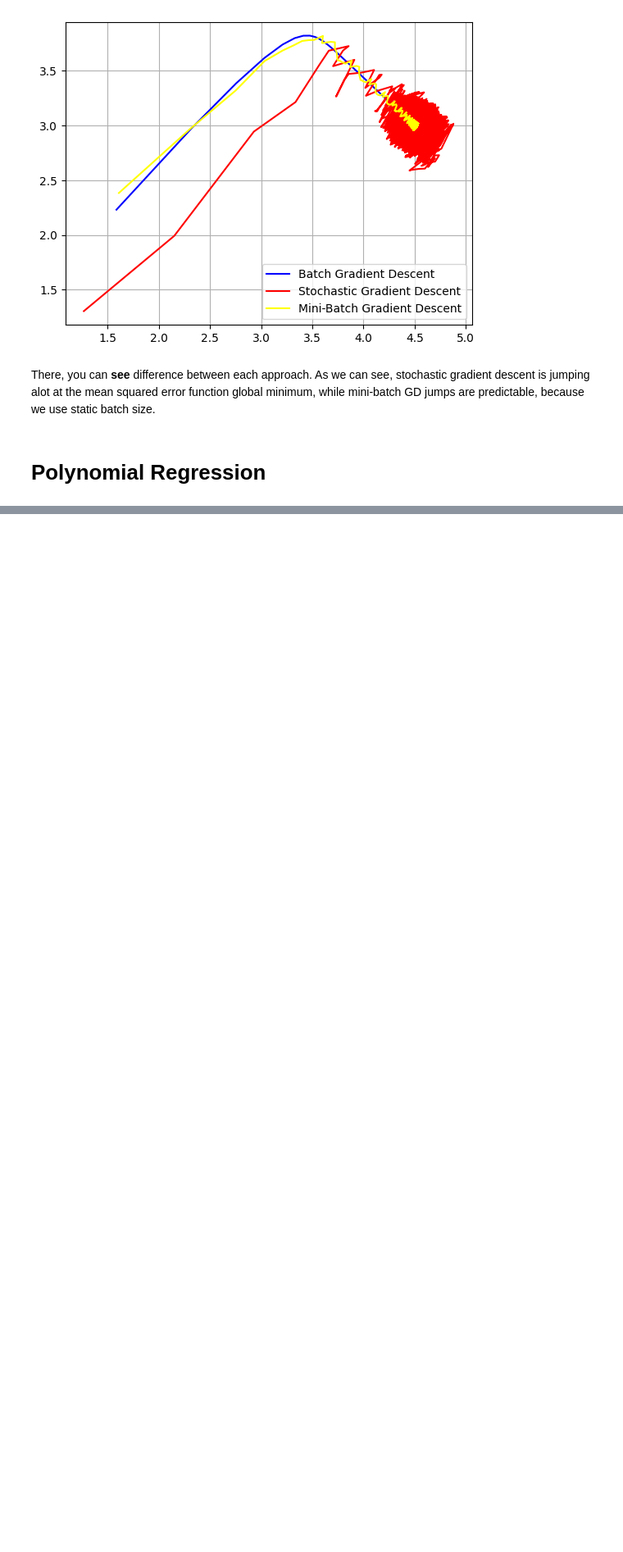
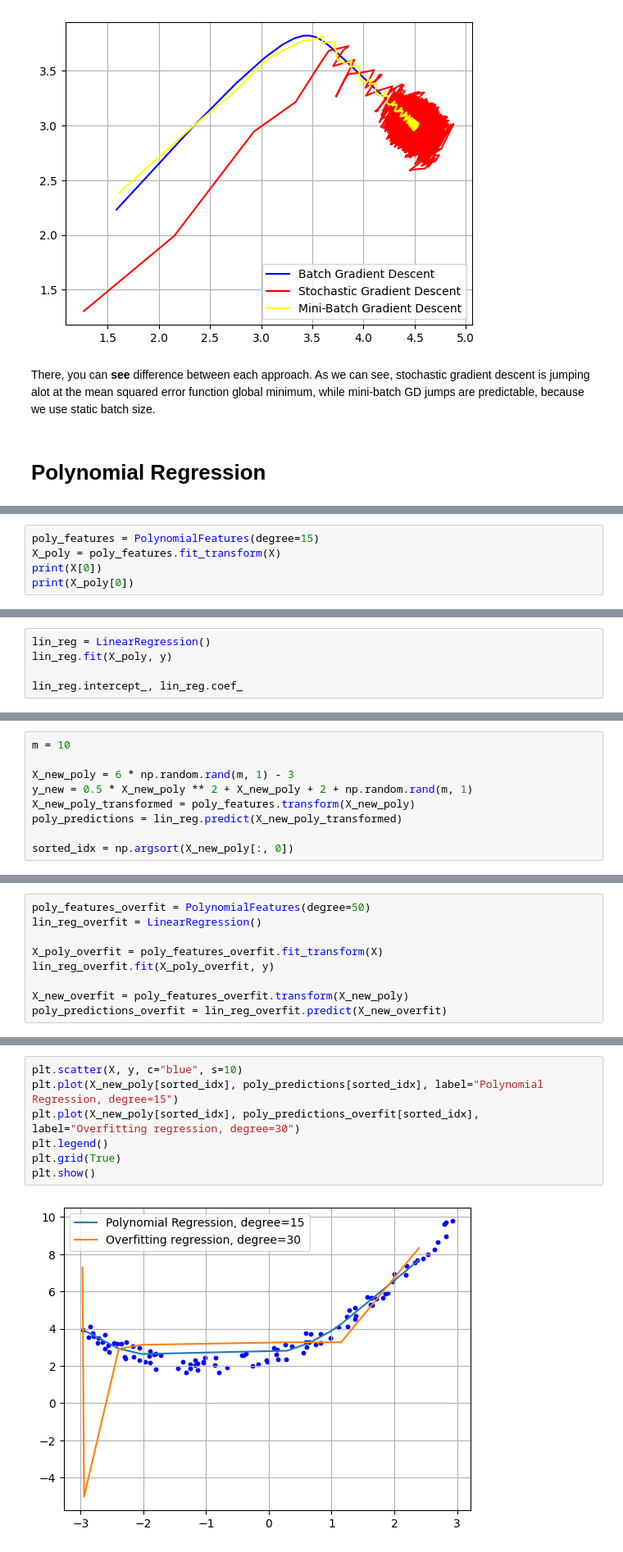
Before and after one commit to yeghor/Learning-Machine-Learning, a Jupyter notebook: jupyter_notes/Training-Models-3.ipynb, the cells around one changed output, grey strips where cells are left out. Shown at 82% size. Drawn from its saved outputs; the diff is of its cells as text; blank space fills up the shorter version.

```diff
--- a/jupyter_notes/Training-Models-3.ipynb
+++ b/jupyter_notes/Training-Models-3.ipynb
@@ -351,0 +372,5 @@ plt.show()
+# %%
+poly_features = PolynomialFeatures(degree=15)
+X_poly = poly_features.fit_transform(X)
+print(X[0])
+print(X_poly[0])
@@ -351,0 +385,5 @@ plt.show()
+# %%
+lin_reg = LinearRegression()
+lin_reg.fit(X_poly, y)
+
+lin_reg.intercept_, lin_reg.coef_
@@ -351,0 +400,9 @@ plt.show()
+# %%
+m = 10
+
+X_new_poly = 6 * np.random.rand(m, 1) - 3
+y_new = 0.5 * X_new_poly ** 2 + X_new_poly + 2 + np.random.rand(m, 1)
+X_new_poly_transformed = poly_features.transform(X_new_poly)
+poly_predictions = lin_reg.predict(X_new_poly_transformed)
+
+sorted_idx = np.argsort(X_new_poly[:, 0])
@@ -351,0 +411,9 @@ plt.show()
+# %%
+poly_features_overfit = PolynomialFeatures(degree=50)
+lin_reg_overfit = LinearRegression()
+
+X_poly_overfit = poly_features_overfit.fit_transform(X)
+lin_reg_overfit.fit(X_poly_overfit, y)
+
+X_new_overfit = poly_features_overfit.transform(X_new_poly)
+poly_predictions_overfit = lin_reg_overfit.predict(X_new_overfit)
@@ -351,0 +422,9 @@ plt.show()
+# %%
+plt.scatter(X, y, c="blue", s=10)
+plt.plot(X_new_poly[sorted_idx], poly_predictions[sorted_idx], label="Polynomial Regression, degree=15")
+plt.plot(X_new_poly[sorted_idx], poly_predictions_overfit[sorted_idx], label="Overfitting regression, degree=30")
+plt.legend()
+plt.grid(True)
+plt.show()
+# %% [output]
+[figure, added]
```
Also changed, not shown: parts of 16 cells of this notebook.
